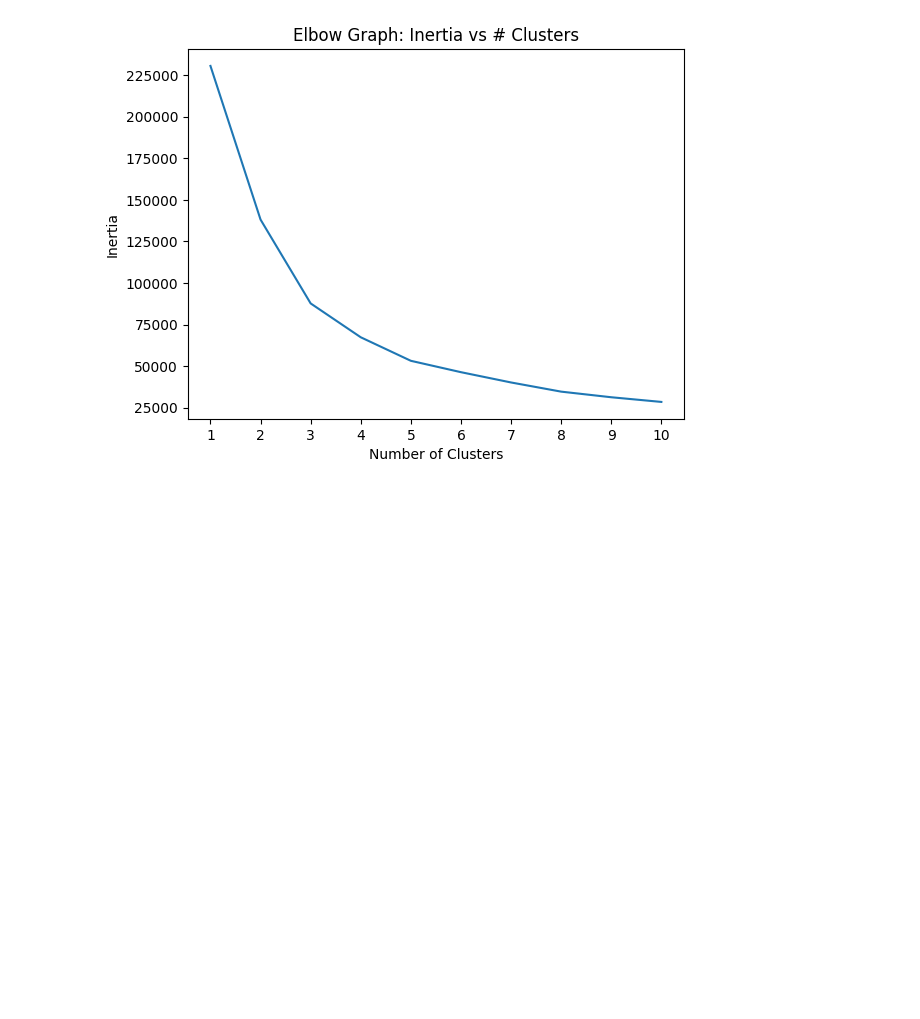
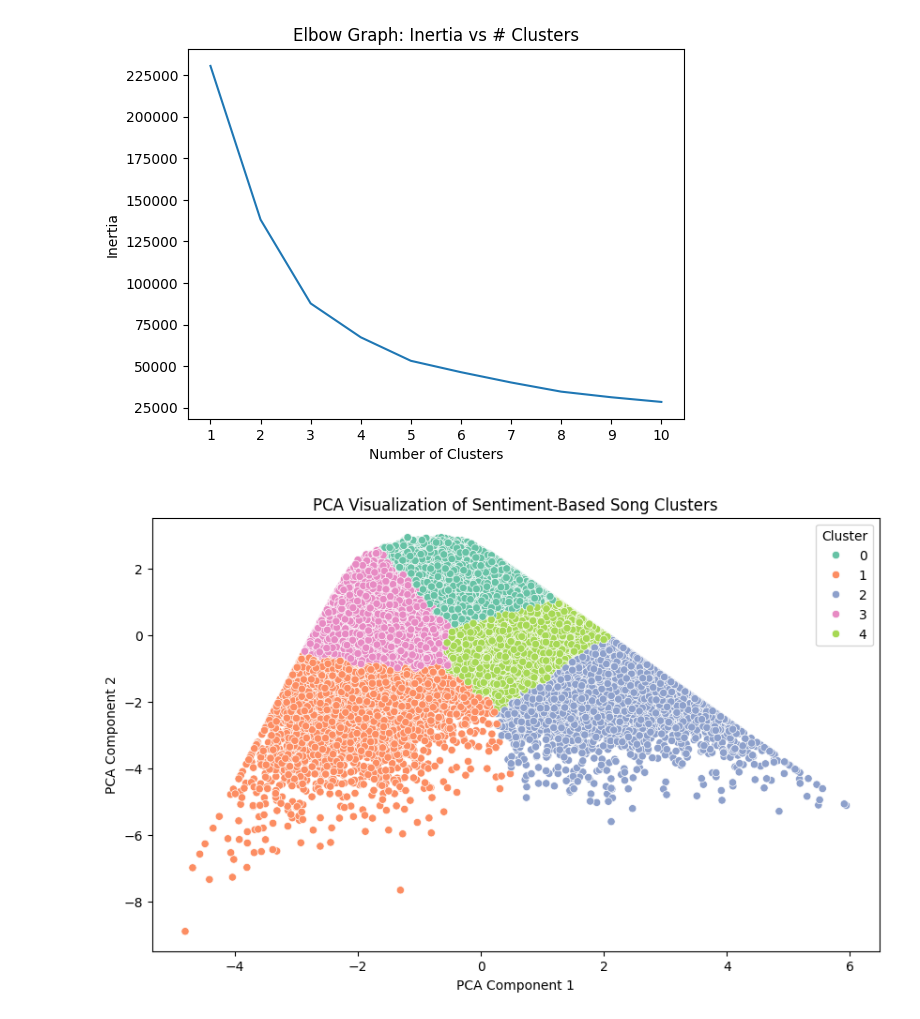
Before and after one commit to apatchipulusu018/Machine-Learning-Project, a Jupyter notebook: MLProject.ipynb, the cells around one changed output. Cells and saved outputs as stored; diff of their text form; code cells hidden in the pictures; blank space fills up the shorter version.

Commit message:
Finalized Recommending system
TODO: add another column/dimension like genre to make predicting better

```diff
--- a/MLProject.ipynb
+++ b/MLProject.ipynb
@@ -16,13 +16,11 @@ for _, row in df.iterrows():
         "Song":     row["song"],
         "Artist":   row["artist"],
         "Compound": scores["compound"],
-        "Negitive":      scores["neg"],
+        "Negative":      scores["neg"],
         "Neutral":      scores["neu"],
         "Positive":      scores["pos"],
     })
 
 sentiment_df = pd.DataFrame(records)
-
-sentiment_df.to_csv("spotify_sentiment_scores.csv", index=False)
 # %% [output]
 [nltk_data] Downloading package vader_lexicon to
@@ -30,5 +29,5 @@ sentiment_df.to_csv("spotify_sentiment_scores.csv", index=False)
 # %%
-sentiment_df.dropna(subset=['Compound', 'Negitive', 'Neutral', 'Positive'], inplace=True)
+sentiment_df.dropna(subset=['Compound', 'Negative', 'Neutral', 'Positive'], inplace=True)
 sentiment_df.drop_duplicates(subset=['Song', 'Artist'], inplace=True)
 
 sentiment_df.to_csv("spotify_sentiment_scores.csv", index=False)
@@ -38,12 +37,7 @@ from sklearn.cluster import KMeans
 import matplotlib.pyplot as plt
 import pandas as pd
 
-def plot_elbow_curve(
-    df: pd.DataFrame,
-    feature_cols: list[str],
-    num_iterations=10,
-    num_max_iter=300
-):
+def plot_elbow_curve(df: pd.DataFrame, feature_cols: list[str], num_iterations=10, num_max_iter=300):
     scaler = StandardScaler()
     X = scaler.fit_transform(df[feature_cols])
 
@@ -65,14 +59,33 @@ def plot_elbow_curve(
     plt.title('Elbow Graph: Inertia vs # Clusters')
     plt.show()
 
-plot_elbow_curve(
-    sentiment_df,
-    feature_cols=["Compound","Negitive","Neutral","Positive"]
-)
+    return X
+
+feature_cols = ['Compound', 'Negative', 'Neutral', 'Positive']
+X = plot_elbow_curve(sentiment_df, feature_cols)
 # %% [output]
 [figure]
 # %%
 from sklearn.cluster import KMeans
 
-kmeans = KMeans(n_cluster=3, random_state=42)
-#sentiment_df = kmeans.fit_predict(X)
+kmeans = KMeans(n_clusters=5, random_state=100)
+sentiment_df['cluster'] = kmeans.fit_predict(X)
+# %%
+from sklearn.decomposition import PCA
+import seaborn as sns
+
+pca = PCA(n_components=2)
+pca_result = pca.fit_transform(X)
+
+sentiment_df["pca1"] = pca_result[:, 0]
+sentiment_df["pca2"] = pca_result[:, 1]
+
+plt.figure(figsize=(10, 6))
+sns.scatterplot(data=sentiment_df, x="pca1", y="pca2", hue="cluster", palette="Set2")
+plt.title("PCA Visualization of Sentiment-Based Song Clusters")
+plt.xlabel("PCA Component 1")
+plt.ylabel("PCA Component 2")
+plt.legend(title="Cluster")
+plt.show()
+# %% [output]
+[figure, added]
```
Also changed, not shown: parts of 3 cells of this notebook, 1 other file.
